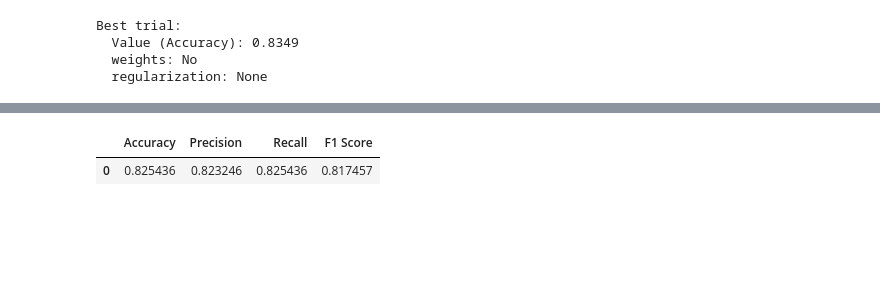
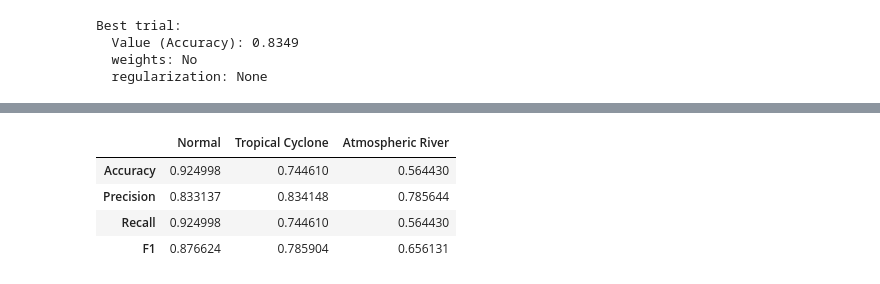
Before and after one commit to AlexMaggioni/Kaggle1, a Jupyter notebook: logistic.ipynb, the cells around one changed output, grey strips where cells are left out. Cells and saved outputs as stored; diff of their text form; code cells hidden in the pictures; blank space fills up the shorter version.

Commit message:
Error last commit

```diff
--- a/logistic.ipynb
+++ b/logistic.ipynb
@@ -329,28 +329,18 @@ Best trial:
 # %%
-import numpy as np
-import pandas as pd
-from sklearn.model_selection import train_test_split
-from sklearn.preprocessing import StandardScaler, PCA
-from sklearn.metrics import accuracy_score, precision_score, recall_score, f1_score, classification_report
-
-# Import your custom SoftmaxRegression or an equivalent classifier if available
-# from your_library import SoftmaxRegression
-
-# Load and format your data
-train_data = pd.read_csv("./data/train.csv")  # Ensure you have a train.csv or change the path accordingly
-test_data = pd.read_csv("./data/test.csv")
-# Assuming format_data is a function you've defined to format your test data
-# test_data = format_data(test_data)  # Uncomment this line if you have such a function
-
 X = train_data.drop('Label', axis=1)
 y = train_data['Label']
 
-total_predictions = np.zeros((len(test_data), 10))
+total_predictions = np.zeros((10320, 500))
 
-# Initialize lists to store metrics for validation set
-class_report = []
+# Initialize a dictionary to hold accumulated metrics
+accumulated_metrics = {
+    'Precision': {0: [], 1: [], 2: []},
+    'Recall': {0: [], 1: [], 2: []},
+    'F1': {0: [], 1: [], 2: []},
+    'Accuracy': {0: [], 1: [], 2: []}
+}
 
-for i in range(10):
+for i in range(500):
     # Split data into training and validation sets
     X_train, X_valid, y_train, y_valid = train_test_split(X, y, test_size=0.2, stratify=y)
 
@@ -365,7 +355,6 @@ for i in range(10):
     X_valid_whitened = pca.transform(X_valid_scaled)
 
     # Initialize and train the model
-    # Replace with your actual model and parameters
     regressor = SoftmaxRegression(n_iterations=1_000_000, reg_coeff=0, regularization="None", early_stopping=True, weights=False, verbose=False)
     regressor.fit(X_train_whitened, y_train, X_valid_whitened, y_valid)
 
@@ -374,33 +363,45 @@ for i in range(10):
 
     # Generate a classification report for this fold
     report = classification_report(y_valid, y_pred, output_dict=True, zero_division=0)
-    class_report.append(report)
+
+    # Calculate per-class accuracy and update accumulated metrics
+    cm = confusion_matrix(y_valid, y_pred)
+    for label in range(len(cm)):
+        label_str = str(label)
+        accumulated_metrics['Accuracy'][label].append(cm[label, label] / np.sum(cm[label]))
+        accumulated_metrics['Precision'][label].append(report[label_str]['precision'])
+        accumulated_metrics['Recall'][label].append(report[label_str]['recall'])
+        accumulated_metrics['F1'][label].append(report[label_str]['f1-score'])
 
     # Predict on the test set
     X_test = scaler.transform(test_data)
     X_test_whitened = pca.transform(X_test)
-
     total_predictions[:, i] = regressor.predict(X_test_whitened)
 
-    print(f"Fold {i+1} done")
+# Calculate the average of the accumulated metrics
+average_metrics = {measure: {} for measure in accumulated_metrics}
+for measure, classes in accumulated_metrics.items():
+    for class_label, values in classes.items():
+        average_metrics[measure][class_label] = np.mean(values)
 
-# Now calculate the average of the classification reports
-# Initialize dictionary to store the average of classification metrics for each class
-average_report = {}
+# Remap class labels to the desired names
+class_label_names = {0: 'Normal', 1: 'Tropical Cyclone', 2: 'Atmospheric River'}
 
-# We assume class_report is not empty and all reports have the same structure
-labels = list(class_report[0].keys())
-labels.remove('accuracy')  # We don't need to average accuracy across folds, it's not class-specific
-for label in labels[:-2]:  # The last two elements are 'macro avg' and 'weighted avg'
-    average_report[label] = {
-        'precision': np.mean([cr[label]['precision'] for cr in class_report]),
-        'recall': np.mean([cr[label]['recall'] for cr in class_report]),
-        'f1-score': np.mean([cr[label]['f1-score'] for cr in class_report])
-    }
+# Now create a new DataFrame that will contain the remapped labels and measures
+final_metrics_df = pd.DataFrame()
 
-# Convert the average classification metrics dictionary to a DataFrame
-class_metrics_df = pd.DataFrame(average_report).T
+# Populate the new DataFrame with the remapped labels and the average metrics
+for measure, classes in average_metrics.items():
+    for class_label, value in classes.items():
+        final_metrics_df.at[class_label_names[class_label], measure] = value
 
-# Print the DataFrames to see the metrics
-class_metrics_df
+# Reorder the DataFrame to have accuracy as the first row and performance measures as columns
+reordered_measures = ['Accuracy', 'Precision', 'Recall', 'F1']
+final_metrics_df = final_metrics_df[reordered_measures]
+
+# Transpose the DataFrame to match the requested format with performance measures as rows
+final_metrics_df = final_metrics_df.T
+
+# Print the final DataFrame
+final_metrics_df
 # %% [output]
@@ -417,2 +408,5 @@ Fold 10 done
-|  | Accuracy | Precision | Recall | F1 Score |
-| 0 | 0.825436 | 0.823246 | 0.825436 | 0.817457 |
+|  | Normal | Tropical Cyclone | Atmospheric River |
+| Accuracy | 0.924998 | 0.744610 | 0.564430 |
+| Precision | 0.833137 | 0.834148 | 0.785644 |
+| Recall | 0.924998 | 0.744610 | 0.564430 |
+| F1 | 0.876624 | 0.785904 | 0.656131 |
```
Also changed, not shown: parts of 7 cells of this notebook, 1 other file.
